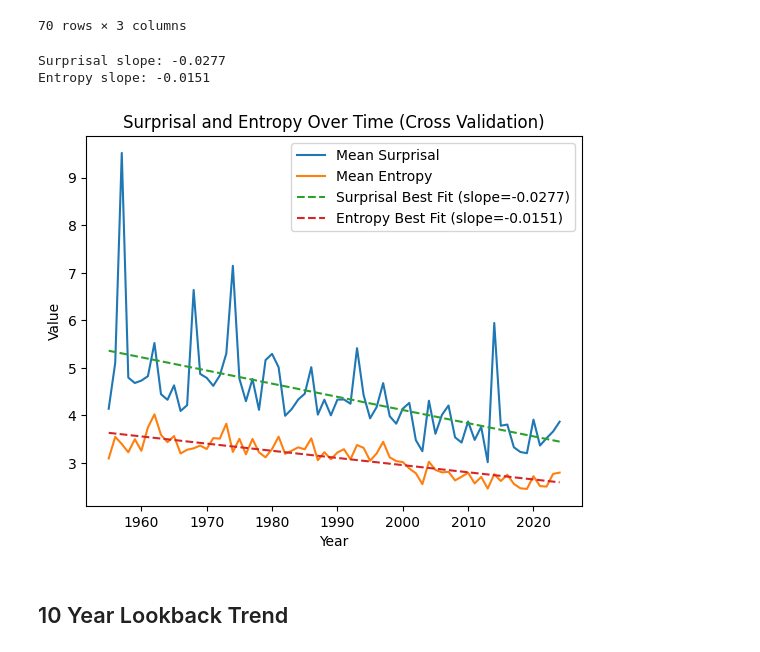
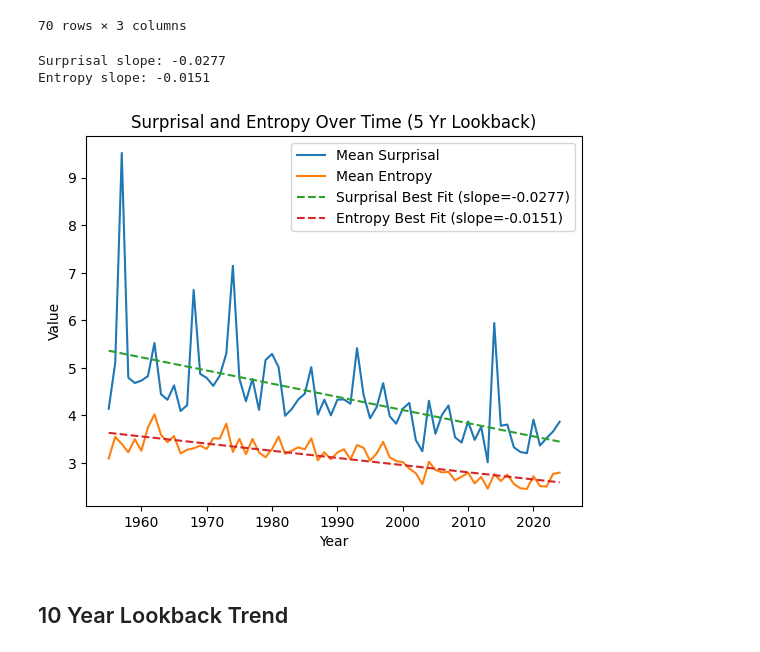
Before and after one commit to martiinsssssss/IDyOM_TimeMachine, a Jupyter notebook: IDyOM_TimeMachine.ipynb, the cells around one changed output. Drawn from its saved outputs; the diff is of its cells as text; code cells hidden in the pictures.

```diff
--- a/IDyOM_TimeMachine.ipynb
+++ b/IDyOM_TimeMachine.ipynb
@@ -192,6 +207,7 @@ best_fit_slopes
 # ! python3 run_eras_idyom.py -d midis_by_5yr_window -r 5yr_window_results
 
 five_yr_lookback = []
+all_songs_5yr_lookback = []
 
 for start_year in range(1950, 2020):
     end_year = start_year + 4
@@ -229,11 +245,13 @@ for start_year in range(1950, 2020):
             "year": year,
             "year_position": year_position,
             "mean_surprisal": mean_surprisal,
-            "mean_entropy": mean_entropy
+            "mean_entropy": mean_entropy,
+            "lookback_window": f"{start_year}-{end_year}"
         })
 
+    all_songs_5yr_lookback.extend(song_stats)
+
     song_df = pd.DataFrame(song_stats)
-    # merged_df = pd.merge(song_df, genre_subset, on="year_position", how= "left")
 
     # --- Step 2: Aggregate by year ---
     yearly_stats = (
@@ -265,31 +283,31 @@ five_yr_lookback
 # %%
 plt.figure()
 
 plt.plot(five_yr_lookback["year"], five_yr_lookback["mean_surprisal"], label="Mean Surprisal")
 plt.plot(five_yr_lookback["year"], five_yr_lookback["mean_entropy"], label="Mean Entropy")
 
 years = five_yr_lookback["year"]
 
 for col, label in [("mean_surprisal", "Surprisal"), ("mean_entropy", "Entropy")]:
     coeffs = np.polyfit(years, five_yr_lookback[col], deg=1)
     slope, intercept = coeffs
     best_fit = np.poly1d(coeffs)(years)
 
     plt.plot(years, best_fit, linestyle="--", label=f"{label} Best Fit (slope={slope:.4f})")
     best_fit_slopes.append({f"five_yr_lookback_{label}":slope})
     print(f"{label} slope: {slope:.4f}")
 
 
 plt.xlabel("Year")
 plt.ylabel("Value")
-plt.title("Surprisal and Entropy Over Time (Cross Validation)")
+plt.title("Surprisal and Entropy Over Time (5 Yr Lookback)")
 plt.legend()
 
 plt.show()
 # %% [output]
 Surprisal slope: -0.0277
 Entropy slope: -0.0151
-[figure, old version]
+[figure, new version]
 # %% [markdown]
 ## 10 Year Lookback Trend
 # %%
```
Also changed, not shown: parts of 19 cells of this notebook, 1 other file.
